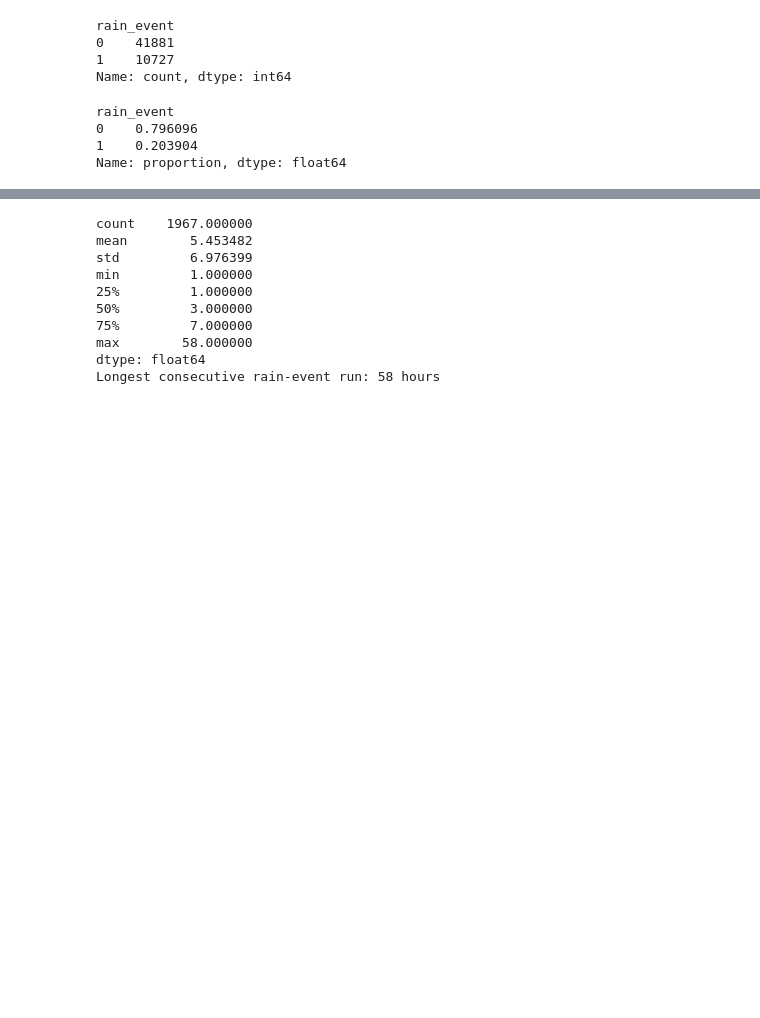
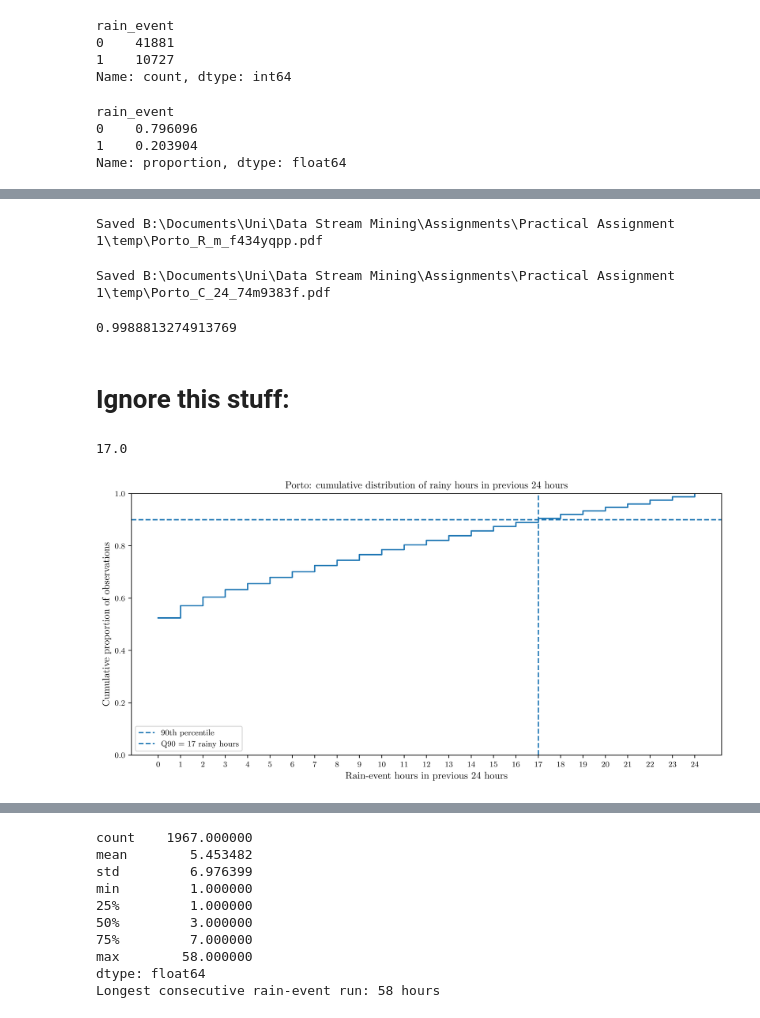
Before and after one commit to LouisSilva/Data-Stream-Mining-Practical-Assignment-1, a Jupyter notebook: notebooks/porto_analysis.ipynb, the cells around one changed output, grey strips where cells are left out. Drawn from its saved outputs; the diff is of its cells as text; code cells hidden in the pictures; blank space fills up the shorter version.

```diff
--- a/notebooks/porto_analysis.ipynb
+++ b/notebooks/porto_analysis.ipynb
@@ -152,0 +147,65 @@ plt.show()
+# %%
+plot_R_m(config, df, city)
+# %% [output]
+Saved B:\Documents\Uni\Data Stream Mining\Assignments\Practical Assignment 1\temp\Porto_R_m_f434yqpp.pdf
+# %%
+plot_C_24(config, df, city)
+# %% [output]
+Saved B:\Documents\Uni\Data Stream Mining\Assignments\Practical Assignment 1\temp\Porto_C_24_74m9383f.pdf
+# %%
+rainy = df[df["rain_event"] == 1]
+
+proportion_rain_above_50_humidity = (
+    rainy["relative_humidity_2m"] >= 50
+).mean()
+
+print(proportion_rain_above_50_humidity)
+# %% [output]
+0.9988813274913769
+# %% [markdown]
+# Ignore this stuff:
+# %%
+c24 = df["rainy_hours_previous_24h"].dropna()
+
+# Frequency of each possible value: 0, 1, ..., 24
+counts = c24.value_counts().sort_index()
+
+# Cumulative proportion
+cdf = counts.cumsum() / counts.sum()
+
+# 90th percentile
+q90 = c24.quantile(0.90, interpolation="higher")
+print(q90)
+
+plt.figure(figsize=(10, 5))
+
+plt.step(
+    cdf.index,
+    cdf.values,
+    where="post"
+)
+
+plt.axhline(
+    0.90,
+    linestyle="--",
+    label="90th percentile"
+)
+
+plt.axvline(
+    q90,
+    linestyle="--",
+    label=f"Q90 = {q90:.0f} rainy hours"
+)
+
+plt.xlabel("Rain-event hours in previous 24 hours")
+plt.ylabel("Cumulative proportion of observations")
+plt.title("Porto: cumulative distribution of rainy hours in previous 24 hours")
+
+plt.xticks(range(0, 25))
+plt.ylim(0, 1)
+plt.legend()
+plt.tight_layout()
+plt.show()
+# %% [output]
+17.0
+[figure, added]
```
Also changed, not shown: parts of 14 cells of this notebook, 3 other files.
